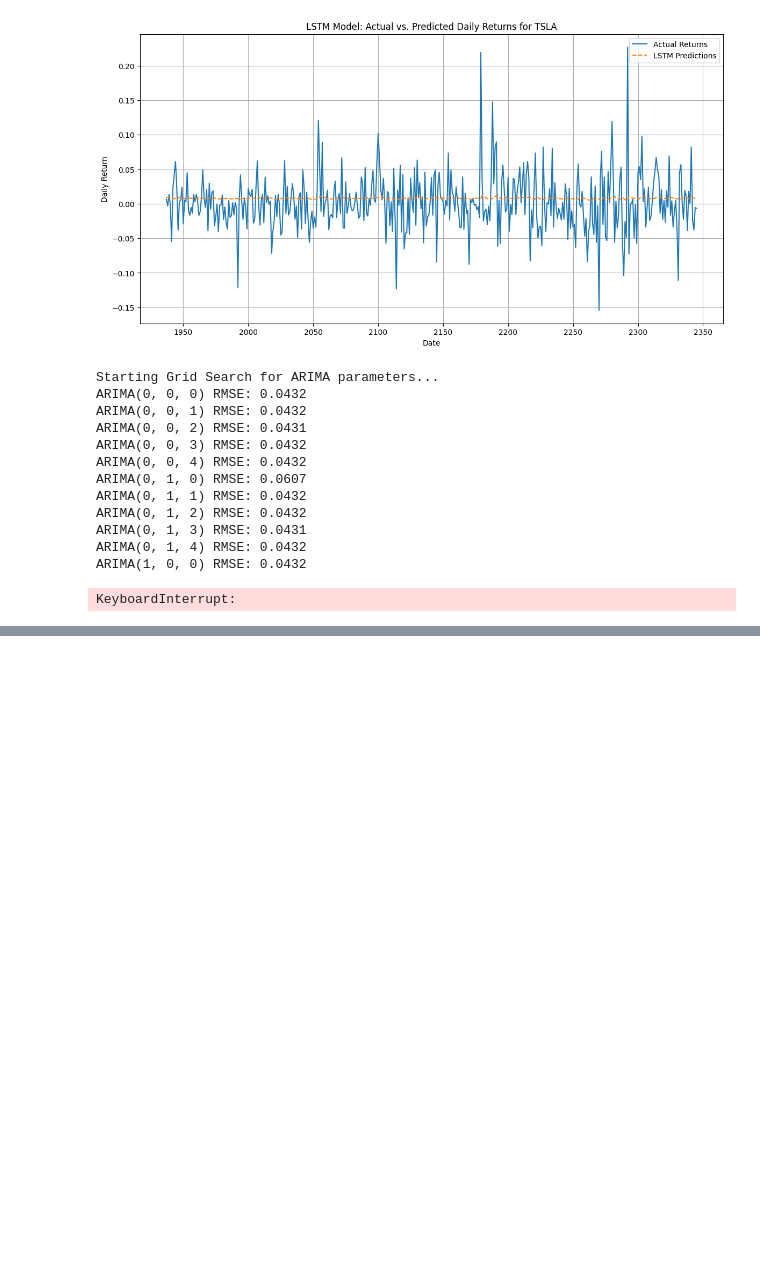
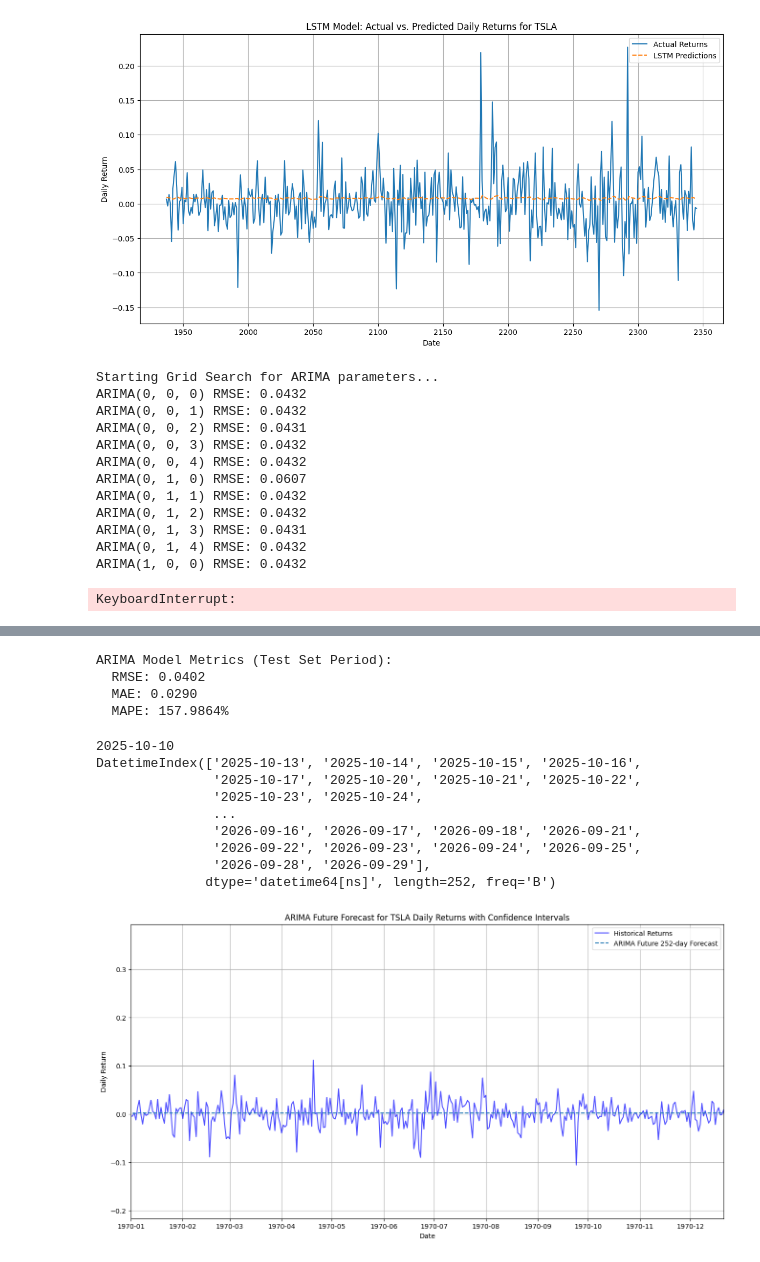
Before and after one commit to mikek1337/Time-Series-Forecasting-for-Portfolio-Management-Optimization-week10, a Jupyter notebook: notebooks/model.ipynb, the cells around one changed output, grey strips where cells are left out. Saved outputs shown, nothing was run; the diff lists cells and outputs as text; code cells hidden in the pictures; blank space fills up the shorter version.

```diff
--- a/notebooks/model.ipynb
+++ b/notebooks/model.ipynb
@@ -18,5 +13,6 @@ To enable the following instructions: AVX2 FMA, in other operations, rebuild Ten
 # %%
-tsla = pd.read_csv("../data/processed/combined_processed.csv")
+tsla = pd.read_csv("../data/processed/TSLA_processed.csv")
 # %%
 tsla['Date'] = pd.to_datetime(tsla['Date'], format="mixed")
 tsla['Date'].sort_values(ascending=True)
+tsla.set_index('Date', inplace=True)
@@ -423,6 +406,11 @@ print(f"ARIMA Model Metrics (Test Set Period):")
 print(f"  RMSE: {arima_rmse:.4f}")
 print(f"  MAE: {arima_mae:.4f}")
 print(f"  MAPE: {arima_mape:.4f}%")
+# %% [output]
+ARIMA Model Metrics (Test Set Period):
+  RMSE: 0.0402
+  MAE: 0.0290
+  MAPE: 157.9864%
 # %%
 full_history_arima = tsla_return.values
 model_arima_full = ARIMA(full_history_arima, order=arima_order)
@@ -435,31 +423,46 @@ arima_forecast_results = model_arima_full_fit.forecast(steps=forecast_horizon_da
 arima_future_predictions = arima_forecast_results[0]
 arima_conf_int = arima_forecast_results[2] # This contains lower and upper bounds
 # %%
+last_date_in_data = tsla_return.index[-1]
+print(last_date_in_data)
+future_dates_arima = pd.date_range(start=last_date_in_data, periods=forecast_horizon_days + 1, freq='B')[1:] # 'B' for business day
+print(future_dates_arima)
 arima_forecast_results = model_arima_full_fit.forecast(steps=forecast_horizon_days, alpha=confidence_level_alpha)
 arima_future_predictions = arima_forecast_results
 arima_conf_int = arima_forecast_results[2] # This contains lower and upper bounds
 
 # --- Robustness check for plotting: Ensure forecast length matches expected horizon ---
 # If the forecast length doesn't match the expected horizon, it implies an issue
 # with the model or data, but we adjust the plotting range to avoid ValueError.
 if len(arima_future_predictions) != forecast_horizon_days:
     print(f"Warning: ARIMA forecast returned {len(arima_future_predictions)} steps, expected {forecast_horizon_days}. Adjusting plot range.")
     forecast_horizon_days_actual = len(arima_future_predictions)
     future_dates_arima = pd.date_range(start=last_date_in_data, periods=forecast_horizon_days_actual + 1, freq='B')[1:]
     arima_conf_int = arima_conf_int[:forecast_horizon_days_actual] # Truncate confidence interval if needed
 
 # Create future dates index
 last_date_in_data = tsla_return.index[-1]
 future_dates_arima = pd.date_range(start=last_date_in_data, periods=forecast_horizon_days + 1, freq='B')[1:] # 'B' for business day
 
 plt.figure(figsize=(16, 8))
 plt.plot(tsla_return.index, tsla_return.values, label='Historical Returns', color='blue', alpha=0.7)
 plt.plot(future_dates_arima, arima_future_predictions, label=f'ARIMA Future {forecast_horizon_days}-day Forecast', linestyle='--')
 # plt.fill_between(future_dates_arima, arima_conf_int[:, 0], arima_conf_int[:, 1], color='green', alpha=0.2, label='95% Confidence Interval (ARIMA)')
 plt.title(f'ARIMA Future Forecast for TSLA Daily Returns with Confidence Intervals')
 plt.xlabel('Date')
 plt.ylabel('Daily Return')
 plt.legend()
 plt.grid(True)
 plt.xlim(tsla_return.index.min(), future_dates_arima.max()) # Ensure full x-axis range
 plt.show()
+# %% [output]
+2025-10-10
+DatetimeIndex(['2025-10-13', '2025-10-14', '2025-10-15', '2025-10-16',
+               '2025-10-17', '2025-10-20', '2025-10-21', '2025-10-22',
+               '2025-10-23', '2025-10-24',
+               ...
+               '2026-09-16', '2026-09-17', '2026-09-18', '2026-09-21',
+               '2026-09-22', '2026-09-23', '2026-09-24', '2026-09-25',
+               '2026-09-28', '2026-09-29'],
+              dtype='datetime64[ns]', length=252, freq='B')
+[figure, added]
```
Also changed, not shown: parts of 6 cells of this notebook, 4 other files.
